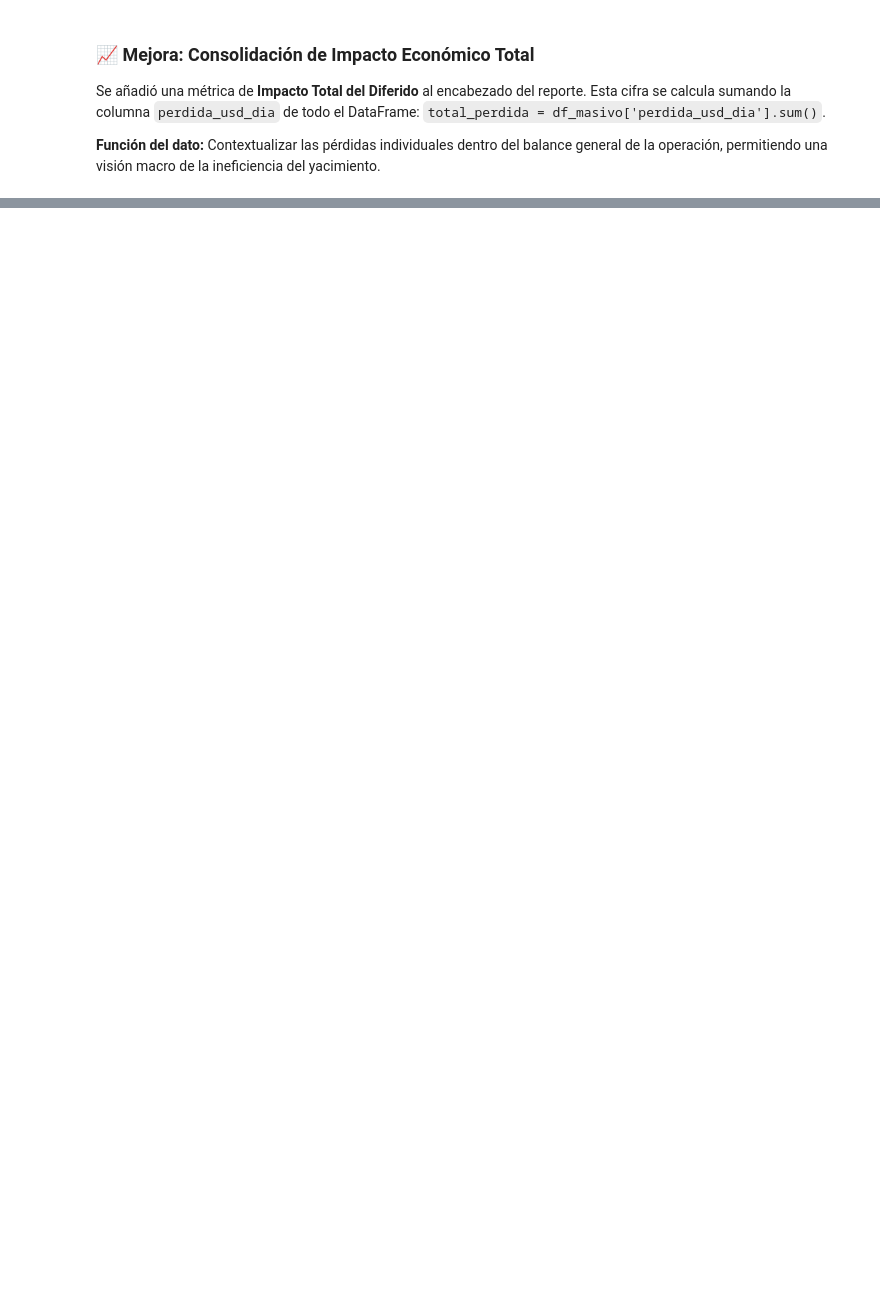
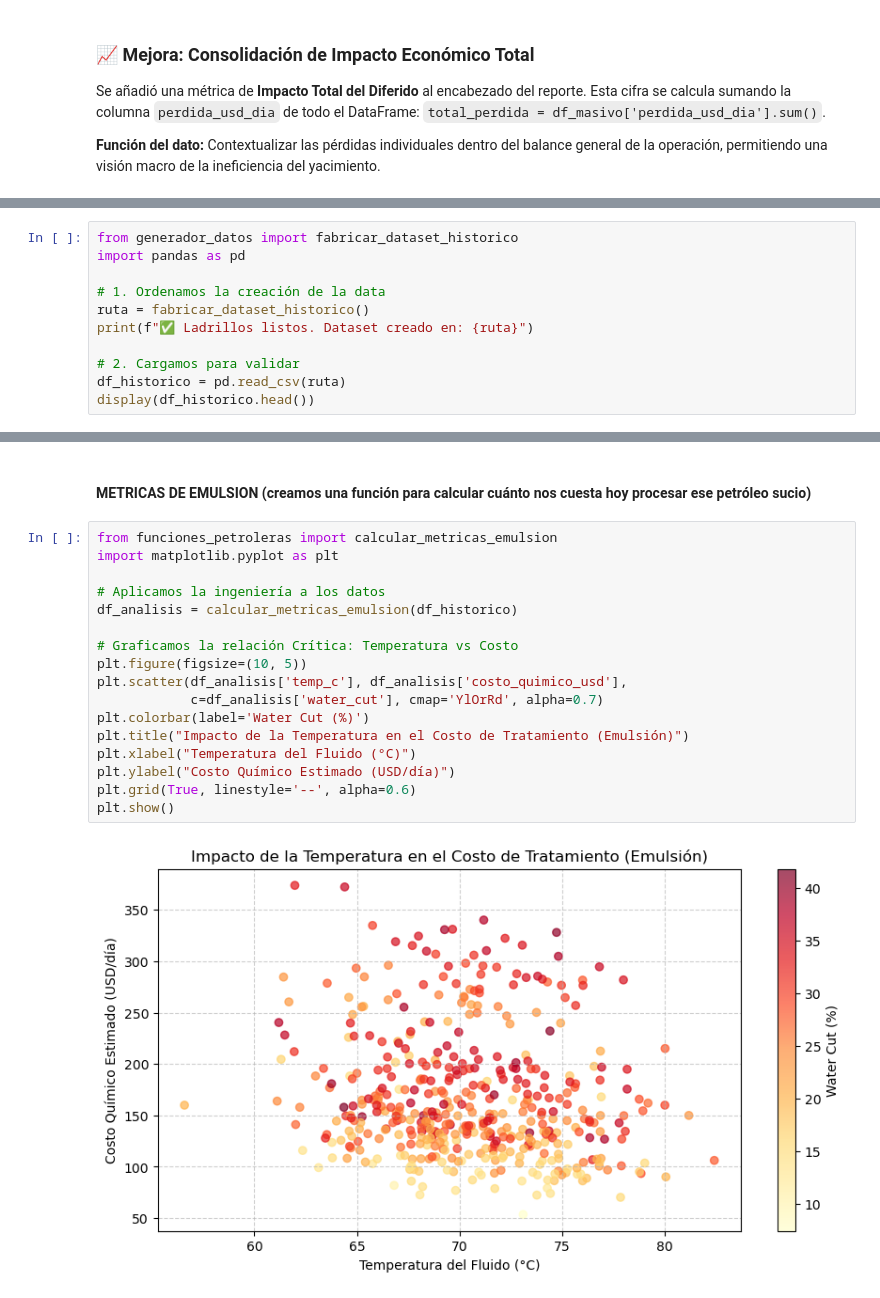
Before and after one commit to SiRoDevSoft/analisis_eficiencia_vaca_muerta, a Jupyter notebook: notebooks/monitor_eficiencia.ipynb, the cells around one changed output, grey strips where cells are left out. Drawn from its saved outputs; the diff is of its cells as text; blank space fills up the shorter version.

```diff
--- a/notebooks/monitor_eficiencia.ipynb
+++ b/notebooks/monitor_eficiencia.ipynb
@@ -537,0 +470,11 @@ except Exception as e:
+# %%
+from generador_datos import fabricar_dataset_historico
+import pandas as pd
+
+# 1. Ordenamos la creación de la data
+ruta = fabricar_dataset_historico()
+print(f"✅ Ladrillos listos. Dataset creado en: {ruta}")
+
+# 2. Cargamos para validar
+df_historico = pd.read_csv(ruta)
+display(df_historico.head())
@@ -537,0 +502,21 @@ except Exception as e:
+# %% [markdown]
+#### **METRICAS DE EMULSION** (creamos una función para calcular cuánto nos cuesta hoy procesar ese petróleo sucio)
+# %%
+from funciones_petroleras import calcular_metricas_emulsion
+import matplotlib.pyplot as plt
+
+# Aplicamos la ingeniería a los datos
+df_analisis = calcular_metricas_emulsion(df_historico)
+
+# Graficamos la relación Crítica: Temperatura vs Costo
+plt.figure(figsize=(10, 5))
+plt.scatter(df_analisis['temp_c'], df_analisis['costo_quimico_usd'],
+            c=df_analisis['water_cut'], cmap='YlOrRd', alpha=0.7)
+plt.colorbar(label='Water Cut (%)')
+plt.title("Impacto de la Temperatura en el Costo de Tratamiento (Emulsión)")
+plt.xlabel("Temperatura del Fluido (°C)")
+plt.ylabel("Costo Químico Estimado (USD/día)")
+plt.grid(True, linestyle='--', alpha=0.6)
+plt.show()
+# %% [output]
+[figure, added]
```
Also changed, not shown: parts of 19 cells of this notebook, 15 other files.
